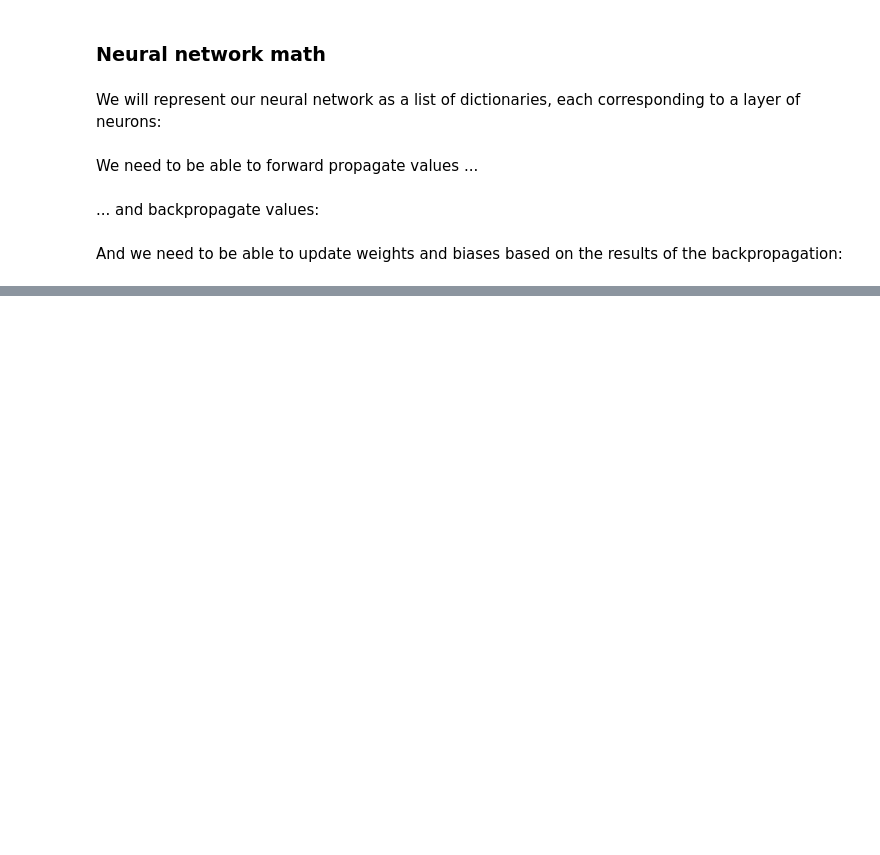
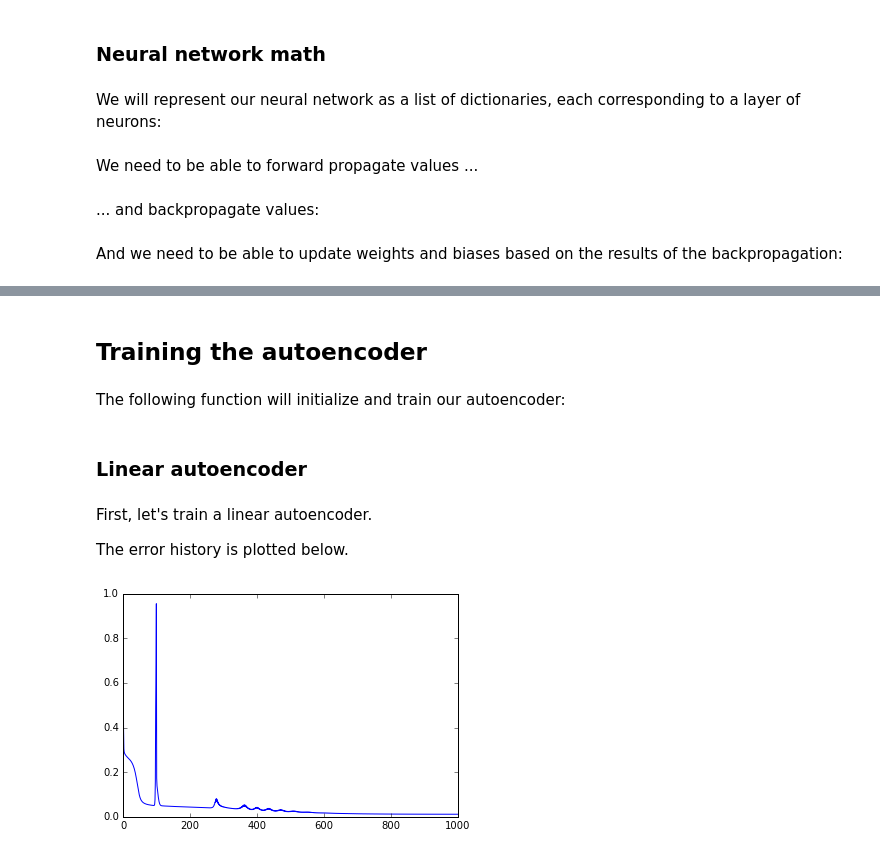
Before and after one commit to kwichmann/PCA_and_autoencoders, a Jupyter notebook: PCA and autoencoders.ipynb, the cells around one changed output, grey strips where cells are left out. Saved outputs shown, nothing was run; the diff lists cells and outputs as text; code cells hidden in the pictures; blank space fills up the shorter version.

Commit message:
Autoencoder training and visualization

```diff
--- a/PCA and autoencoders.ipynb
+++ b/PCA and autoencoders.ipynb
@@ -182,7 +184,7 @@ def forward_propagate(inputs, activation_function):
 # %% [markdown]
 ... and backpropagate values:
 # %%
-def backward_propagate(inputs, outputs):
+def backward_propagate(layers, inputs, outputs):
     # Initiate errors for the last layer (normalized)
     errors = (layers[-1]['activations'] - outputs)
 
@@ -204,7 +206,7 @@ def backward_propagate(inputs, outputs):
         layer['weights_grad'] = weights_grad
 
         # Calculate derivatives of biases
-        bias_grad = hadamard.sum(axis=1) / inputs.shape[1]
+        bias_grad = hadamard.sum(axis=1).reshape(layer['bias'].shape) / inputs.shape[1]
         layer['bias_grad'] = bias_grad
 
         # Backpropagate errors, unless we're at the first layer
@@ -213,7 +215,7 @@ def backward_propagate(inputs, outputs):
 # %% [markdown]
 And we need to be able to update weights and biases based on the results of the backpropagation:
 # %%
-def gradient_descent(learning_rate):
+def gradient_descent(layers, learning_rate):
     for layer in layers:
         layer['weights'] = layer['weights'] - layer['weights_grad'] * learning_rate
         layer['bias'] = layer['bias'] - layer['bias_grad'] * learning_rate
@@ -219,0 +224,40 @@ def gradient_descent(learning_rate):
+# %%
+def error_function(layers):
+    errors = layers[-1]['errors']
+    e_squared = errors ** 2
+    return e_squared.sum() / errors.shape[1]
+# %% [markdown]
+## Training the autoencoder
+# %% [markdown]
+The following function will initialize and train our autoencoder:
+# %%
+def trainAE(activation_function, learning_rate, epochs):
+    # Initialize model
+    layers = initialize_model()
+
+    # Array of errors
+    error_history = []
+
+    # Run through the epochs
+    for epoch in range(epochs):
+        forward_propagate(layers, AEdata, activation_function)
+        backward_propagate(layers, AEdata, AEdata)
+        gradient_descent(layers, learning_rate)
+        error_history.append(error_function(layers))
+
+    # Return trained model, and error_history for plotting
+    return layers, error_history
+# %% [markdown]
+### Linear autoencoder
+# %% [markdown]
+First, let's train a linear autoencoder.
+
+The error history is plotted below.
+# %%
+layers, error_history = trainAE(linear, .4, 1000)
+
+# Plot error history
+plt.plot(range(1000), error_history)
+plt.show()
+# %% [output]
+[figure, added]
```
Also changed, not shown: parts of 20 cells of this notebook.
